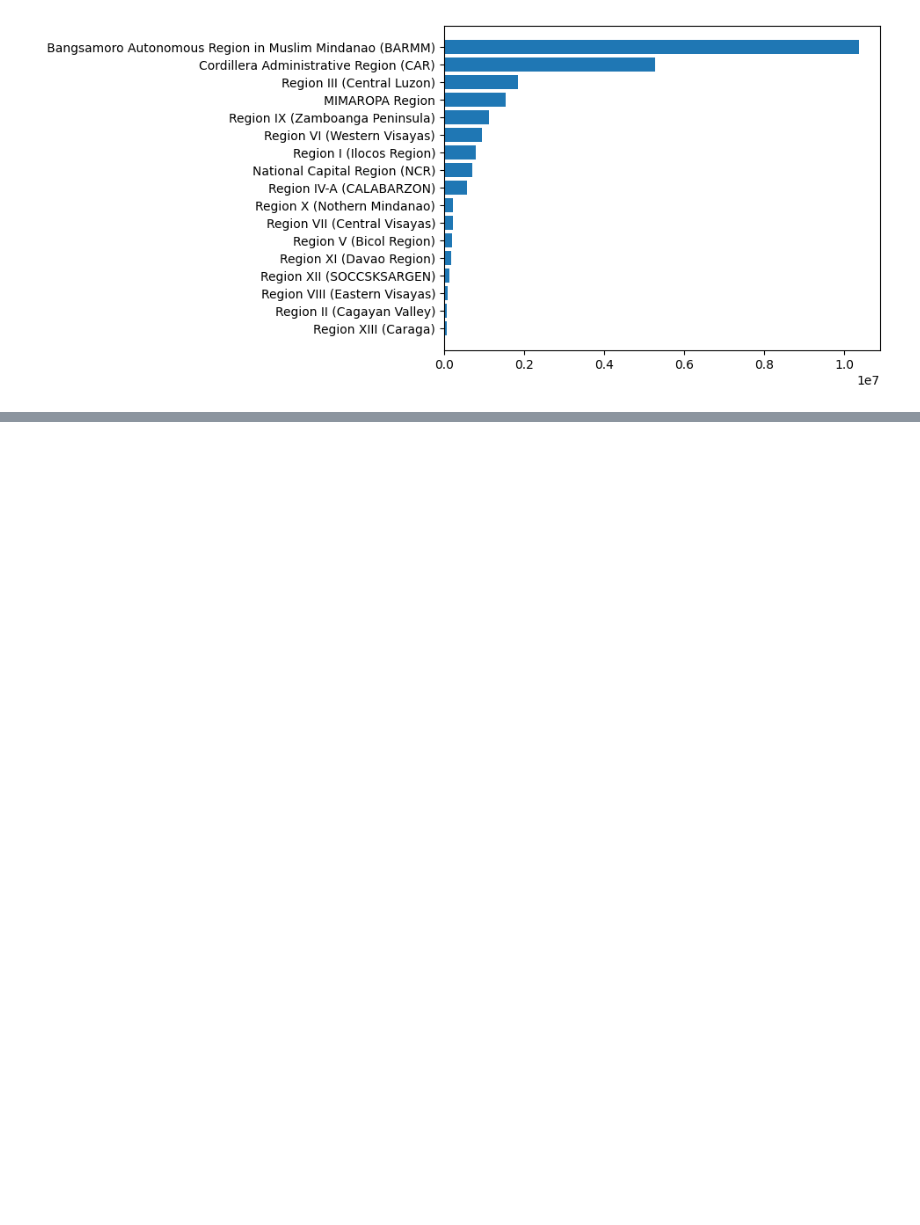
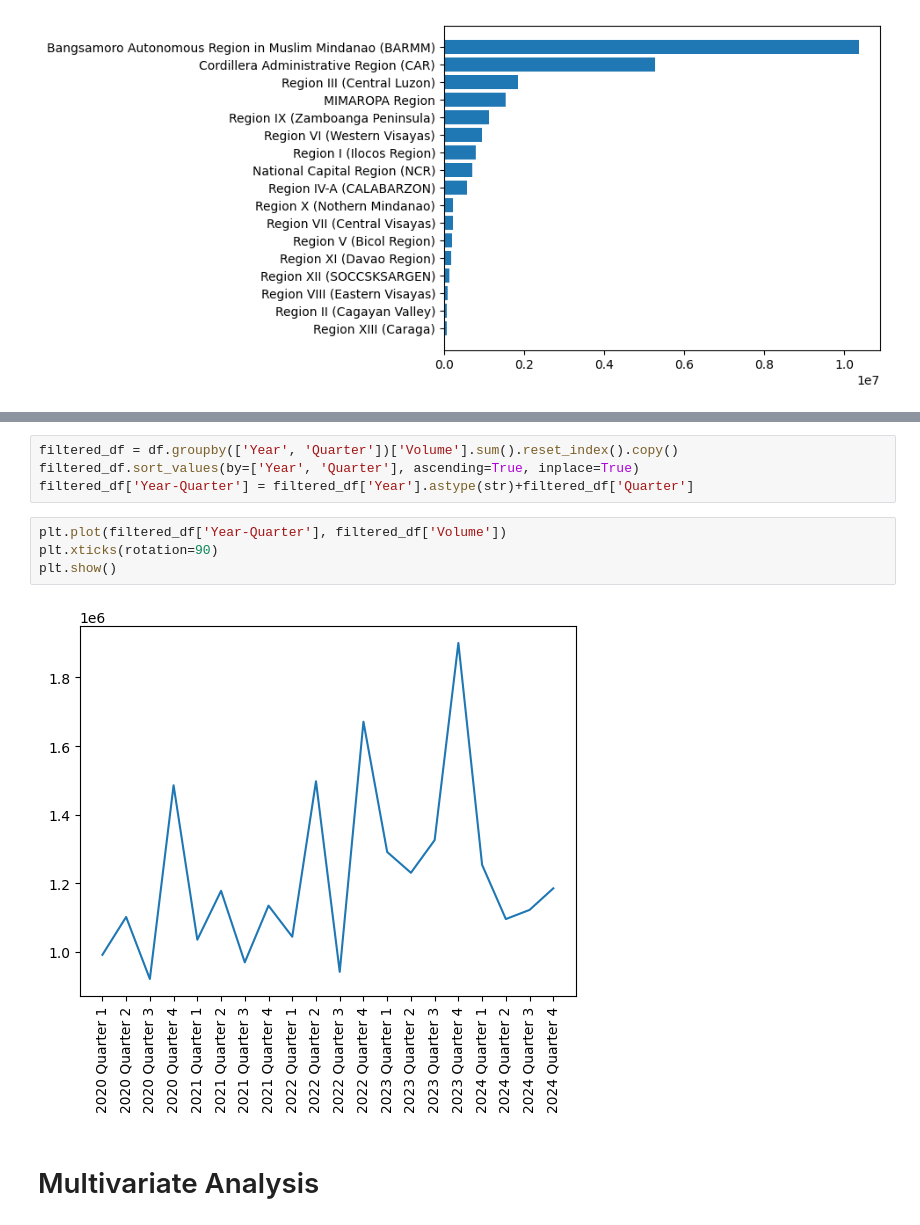
Before and after one commit to jcfrongoso/cs132-final-project, a Jupyter notebook: eda.ipynb, the cells around one changed output, grey strips where cells are left out. Cells and saved outputs as stored; diff of their text form; blank space fills up the shorter version.

Commit message:
feat: add lazy bivariate analysis

```diff
--- a/eda.ipynb
+++ b/eda.ipynb
@@ -98,0 +115,12 @@ plt.show()
+# %%
+filtered_df = df.groupby(['Year', 'Quarter'])['Volume'].sum().reset_index().copy()
+filtered_df.sort_values(by=['Year', 'Quarter'], ascending=True, inplace=True)
+filtered_df['Year-Quarter'] = filtered_df['Year'].astype(str)+filtered_df['Quarter']
+# %%
+plt.plot(filtered_df['Year-Quarter'], filtered_df['Volume'])
+plt.xticks(rotation=90)
+plt.show()
+# %% [output]
+[figure, added]
+# %% [markdown]
+# Multivariate Analysis
```
Also changed, not shown: parts of 8 cells of this notebook.
